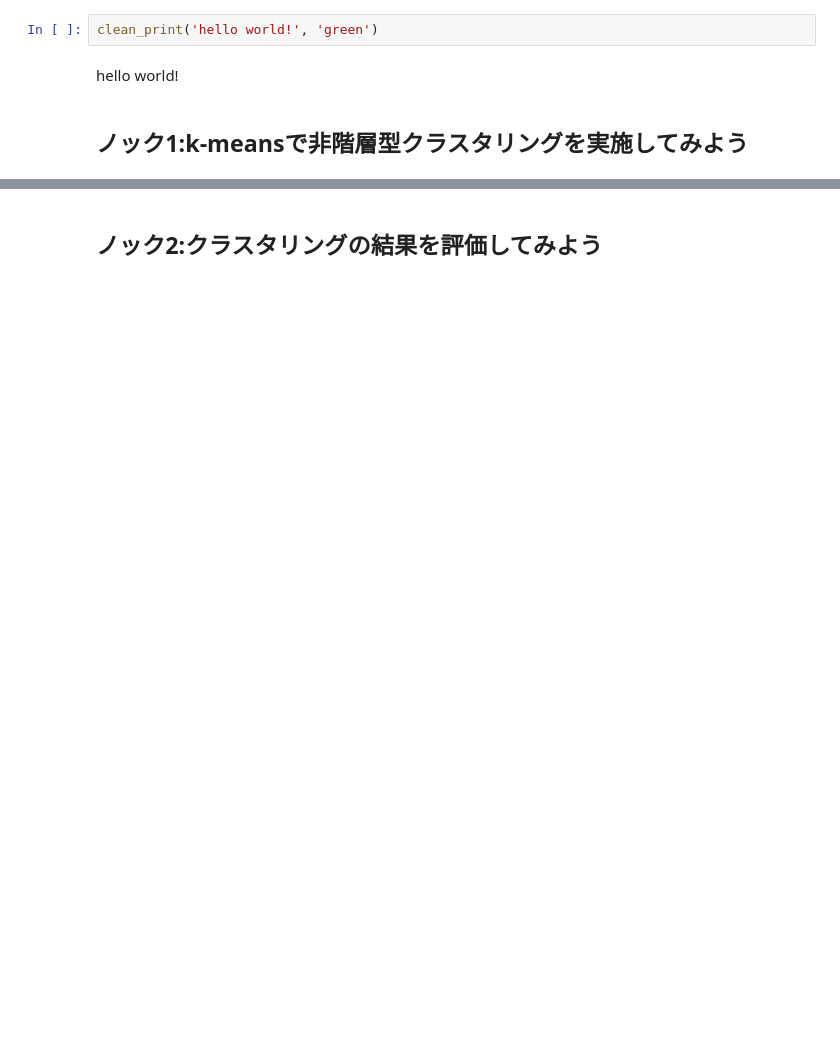
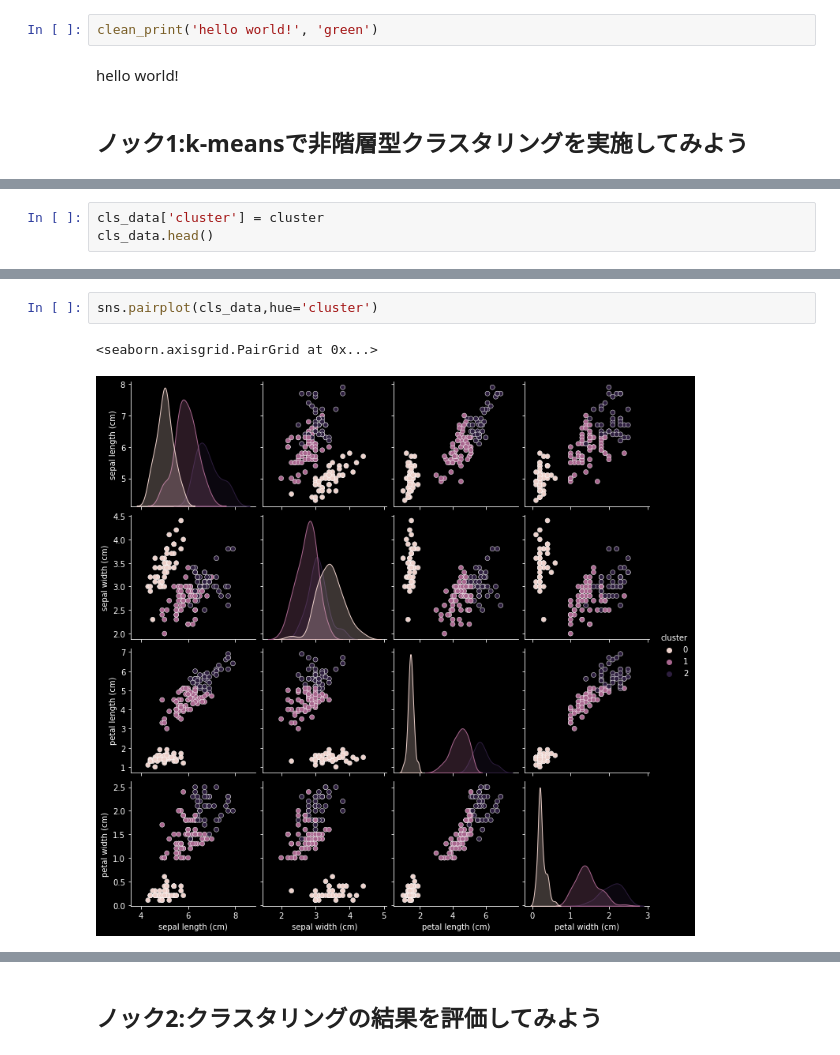
Before and after one commit to BP-Test/01_python_100knock_ai_model, a Jupyter notebook: chapter-1/chapter-1.ipynb, the cells around one changed output, grey strips where cells are left out. Drawn from its saved outputs; the diff is of its cells as text; blank space fills up the shorter version.

```diff
--- a/chapter-1/chapter-1.ipynb
+++ b/chapter-1/chapter-1.ipynb
@@ -65,0 +187,3 @@ display(f'data size:{iris.data.shape}')
+# %%
+cls_data['cluster'] = cluster
+cls_data.head()
@@ -65,0 +197,5 @@ display(f'data size:{iris.data.shape}')
+# %%
+sns.pairplot(cls_data,hue='cluster')
+# %% [output]
+<seaborn.axisgrid.PairGrid at 0x...>
+[figure, added]
```
Also changed, not shown: parts of 23 cells of this notebook.
